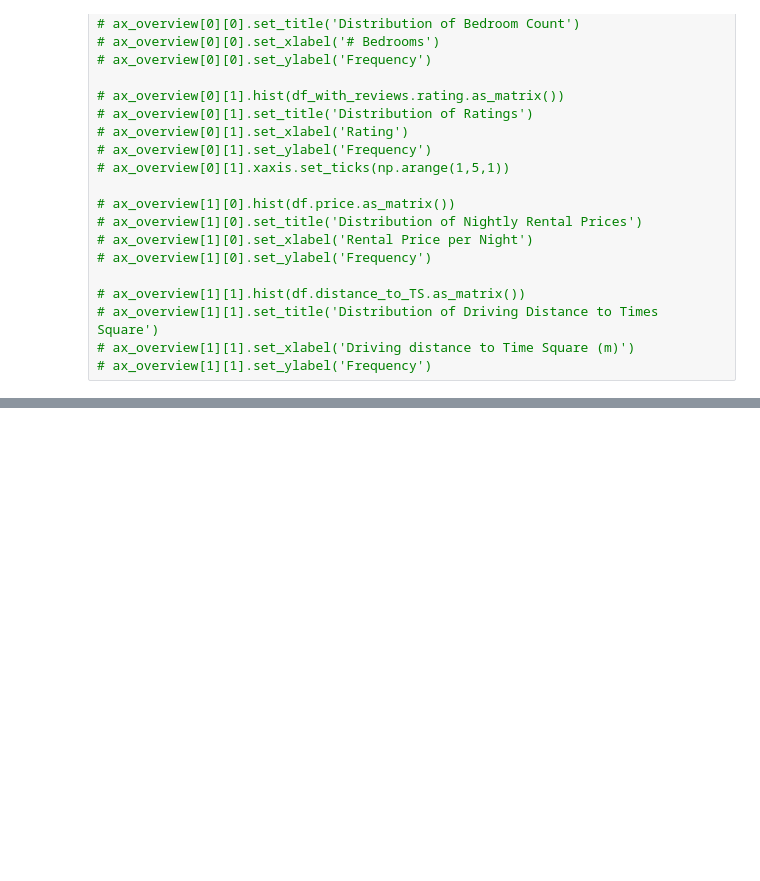
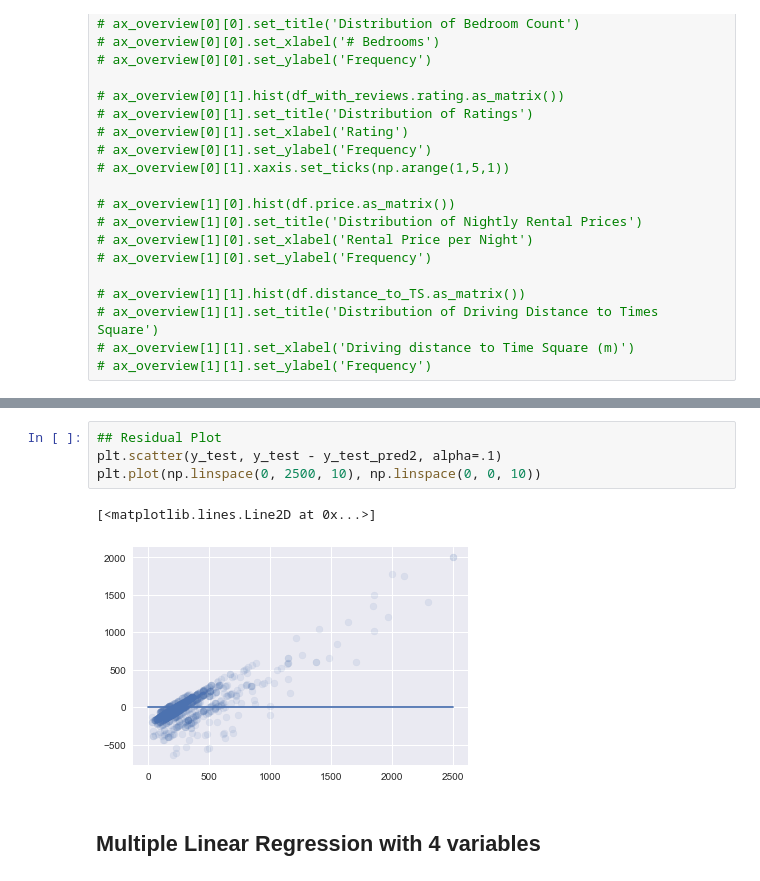
Before and after one commit to nanafwu/vacation-home-regression, a Jupyter notebook: HomeAway_Regression.ipynb, the cells around one changed output, grey strips where cells are left out. Saved outputs shown, nothing was run; the diff lists cells and outputs as text; blank space fills up the shorter version.

```diff
--- a/HomeAway_Regression.ipynb
+++ b/HomeAway_Regression.ipynb
@@ -159,0 +139,9 @@ np.sqrt(np.mean((test_set_pred_all - y_test)**2))
+# %%
+## Residual Plot
+plt.scatter(y_test, y_test - y_test_pred2, alpha=.1)
+plt.plot(np.linspace(0, 2500, 10), np.linspace(0, 0, 10))
+# %% [output]
+[<matplotlib.lines.Line2D at 0x...>]
+[figure, added]
+# %% [markdown]
+## Multiple Linear Regression with 4 variables
```
Also changed, not shown: parts of 36 cells of this notebook, 7 other files.
